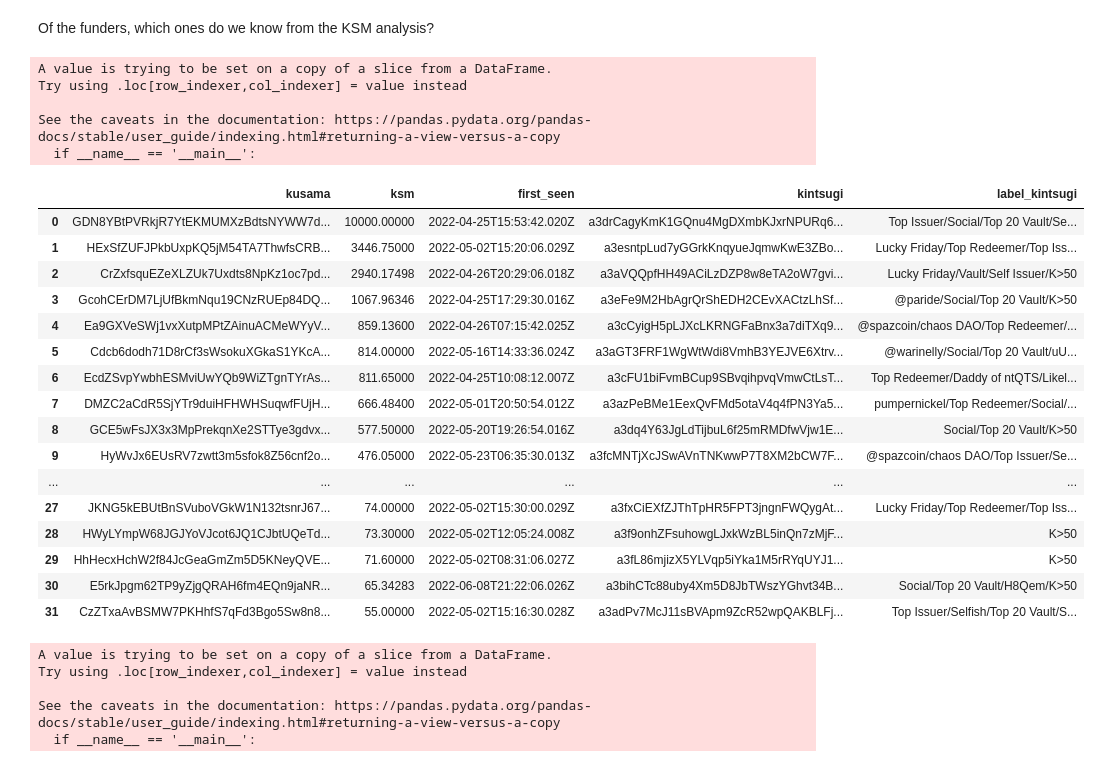
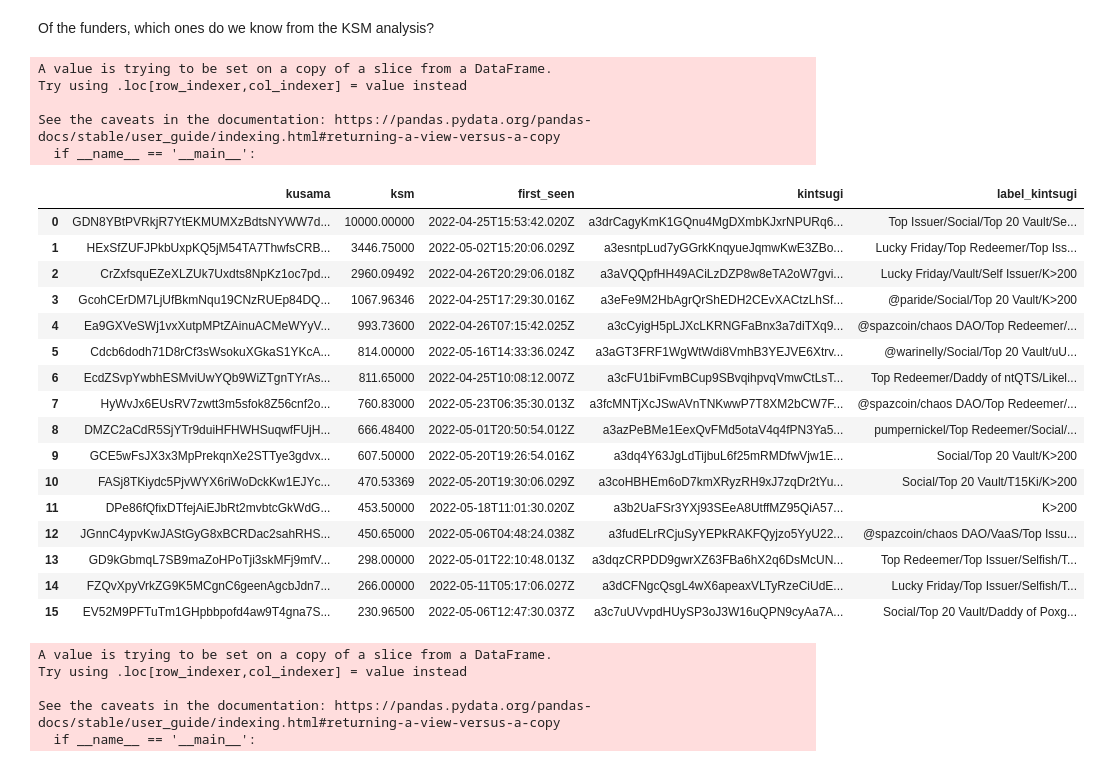
Before and after one commit to mafux777/kintusgi-extras, a Jupyter notebook: Kintsugi_Analysis.ipynb, the cells around one changed output. Drawn from its saved outputs; the diff is of its cells as text; code cells hidden in the pictures.

```diff
--- a/Kintsugi_Analysis.ipynb
+++ b/Kintsugi_Analysis.ipynb
@@ -542,33 +544,33 @@ funding_accounts.sort_values('ksm', ascending=False).loc[:, ['label_vault', 'lab
 # %% [markdown]
 Of the funders, which ones do we know from the KSM analysis?
 # %%
-k = kusama_transfers.loc[kusama_transfers.ksm>50]
-add_label_to_list(k.kintsugi, 'K>50')
+k = kusama_transfers.loc[kusama_transfers.ksm>200]
+add_label_to_list(k.kintsugi, 'K>200')
 enrich_df(k, 'kintsugi')
 k
 # %% [output]
 A value is trying to be set on a copy of a slice from a DataFrame.
 Try using .loc[row_indexer,col_indexer] = value instead
 
 See the caveats in the documentation: https://pandas.pydata.org/pandas-docs/stable/user_guide/indexing.html#returning-a-view-versus-a-copy
   if __name__ == '__main__':
 |  | kusama | ksm | first_seen | kintsugi | label_kintsugi |
 | 0 | GDN8YBtPVRkjR7YtEKMUMXzBdtsNYWW7d... | 10000.00000 | 2022-04-25T15:53:42.020Z | a3drCagyKmK1GQnu4MgDXmbKJxrNPURq6... | Top Issuer/Social/Top 20 Vault/Se... |
 | 1 | HExSfZUFJPkbUxpKQ5jM54TA7ThwfsCRB... | 3446.75000 | 2022-05-02T15:20:06.029Z | a3esntpLud7yGGrkKnqyueJqmwKwE3ZBo... | Lucky Friday/Top Redeemer/Top Iss... |
-| 2 | CrZxfsquEZeXLZUk7Uxdts8NpKz1oc7pd... | 2940.17498 | 2022-04-26T20:29:06.018Z | a3aVQQpfHH49ACiLzDZP8w8eTA2oW7gvi... | Lucky Friday/Vault/Self Issuer/K>50 |
-| 3 | GcohCErDM7LjUfBkmNqu19CNzRUEp84DQ... | 1067.96346 | 2022-04-25T17:29:30.016Z | a3eFe9M2HbAgrQrShEDH2CEvXACtzLhSf... | @paride/Social/Top 20 Vault/K>50 |
-| 4 | Ea9GXVeSWj1vxXutpMPtZAinuACMeWYyV... | 859.13600 | 2022-04-26T07:15:42.025Z | a3cCyigH5pLJXcLKRNGFaBnx3a7diTXq9... | @spazcoin/chaos DAO/Top Redeemer/... |
+| 2 | CrZxfsquEZeXLZUk7Uxdts8NpKz1oc7pd... | 2960.09492 | 2022-04-26T20:29:06.018Z | a3aVQQpfHH49ACiLzDZP8w8eTA2oW7gvi... | Lucky Friday/Vault/Self Issuer/K>200 |
+| 3 | GcohCErDM7LjUfBkmNqu19CNzRUEp84DQ... | 1067.96346 | 2022-04-25T17:29:30.016Z | a3eFe9M2HbAgrQrShEDH2CEvXACtzLhSf... | @paride/Social/Top 20 Vault/K>200 |
+| 4 | Ea9GXVeSWj1vxXutpMPtZAinuACMeWYyV... | 993.73600 | 2022-04-26T07:15:42.025Z | a3cCyigH5pLJXcLKRNGFaBnx3a7diTXq9... | @spazcoin/chaos DAO/Top Redeemer/... |
 | 5 | Cdcb6dodh71D8rCf3sWsokuXGkaS1YKcA... | 814.00000 | 2022-05-16T14:33:36.024Z | a3aGT3FRF1WgWtWdi8VmhB3YEJVE6Xtrv... | @warinelly/Social/Top 20 Vault/uU... |
 | 6 | EcdZSvpYwbhESMviUwYQb9WiZTgnTYrAs... | 811.65000 | 2022-04-25T10:08:12.007Z | a3cFU1biFvmBCup9SBvqihpvqVmwCtLsT... | Top Redeemer/Daddy of ntQTS/Likel... |
-| 7 | DMZC2aCdR5SjYTr9duiHFHWHSuqwfFUjH... | 666.48400 | 2022-05-01T20:50:54.012Z | a3azPeBMe1EexQvFMd5otaV4q4fPN3Ya5... | pumpernickel/Top Redeemer/Social/... |
-| 8 | GCE5wFsJX3x3MpPrekqnXe2STTye3gdvx... | 577.50000 | 2022-05-20T19:26:54.016Z | a3dq4Y63JgLdTijbuL6f25mRMDfwVjw1E... | Social/Top 20 Vault/K>50 |
-| 9 | HyWvJx6EUsRV7zwtt3m5sfok8Z56cnf2o... | 476.05000 | 2022-05-23T06:35:30.013Z | a3fcMNTjXcJSwAVnTNKwwP7T8XM2bCW7F... | @spazcoin/chaos DAO/Top Issuer/Se... |
-| ... | ... | ... | ... | ... | ... |
-| 27 | JKNG5kEBUtBnSVuboVGkW1N132tsnrJ67... | 74.00000 | 2022-05-02T15:30:00.029Z | a3fxCiEXfZJThTpHR5FPT3jngnFWQygAt... | Lucky Friday/Top Redeemer/Top Iss... |
-| 28 | HWyLYmpW68JGJYoVJcot6JQ1CJbtUQeTd... | 73.30000 | 2022-05-02T12:05:24.008Z | a3f9onhZFsuhowgLJxkWzBL5inQn7zMjF... | K>50 |
-| 29 | HhHecxHchW2f84JcGeaGmZm5D5KNeyQVE... | 71.60000 | 2022-05-02T08:31:06.027Z | a3fL86mjizX5YLVqp5iYka1M5rRYqUYJ1... | K>50 |
-| 30 | E5rkJpgm62TP9yZjgQRAH6fm4EQn9jaNR... | 65.34283 | 2022-06-08T21:22:06.026Z | a3bihCTc88uby4Xm5D8JbTWszYGhvt34B... | Social/Top 20 Vault/H8Qem/K>50 |
-| 31 | CzZTxaAvBSMW7PKHhfS7qFd3Bgo5Sw8n8... | 55.00000 | 2022-05-02T15:16:30.028Z | a3adPv7McJ11sBVApm9ZcR52wpQAKBLFj... | Top Issuer/Selfish/Top 20 Vault/S... |
+| 7 | HyWvJx6EUsRV7zwtt3m5sfok8Z56cnf2o... | 760.83000 | 2022-05-23T06:35:30.013Z | a3fcMNTjXcJSwAVnTNKwwP7T8XM2bCW7F... | @spazcoin/chaos DAO/Top Redeemer/... |
+| 8 | DMZC2aCdR5SjYTr9duiHFHWHSuqwfFUjH... | 666.48400 | 2022-05-01T20:50:54.012Z | a3azPeBMe1EexQvFMd5otaV4q4fPN3Ya5... | pumpernickel/Top Redeemer/Social/... |
+| 9 | GCE5wFsJX3x3MpPrekqnXe2STTye3gdvx... | 607.50000 | 2022-05-20T19:26:54.016Z | a3dq4Y63JgLdTijbuL6f25mRMDfwVjw1E... | Social/Top 20 Vault/K>200 |
+| 10 | FASj8TKiydc5PjvWYX6riWoDckKw1EJYc... | 470.53369 | 2022-05-20T19:30:06.029Z | a3coHBHEm6oD7kmXRyzRH9xJ7zqDr2tYu... | Social/Top 20 Vault/T15Ki/K>200 |
+| 11 | DPe86fQfixDTfejAiEJbRt2mvbtcGkWdG... | 453.50000 | 2022-05-18T11:01:30.020Z | a3b2UaFSr3YXj93SEeA8UtffMZ95QiA57... | K>200 |
+| 12 | JGnnC4ypvKwJAStGyG8xBCRDac2sahRHS... | 450.65000 | 2022-05-06T04:48:24.038Z | a3fudELrRCjuSyYEPkRAKFQyjzo5YyU22... | @spazcoin/chaos DAO/VaaS/Top Issu... |
+| 13 | GD9kGbmqL7SB9maZoHPoTji3skMFj9mfV... | 298.00000 | 2022-05-01T22:10:48.013Z | a3dqzCRPDD9gwrXZ63FBa6hX2q6DsMcUN... | Top Redeemer/Top Issuer/Selfish/T... |
+| 14 | FZQvXpyVrkZG9K5MCgnC6geenAgcbJdn7... | 266.00000 | 2022-05-11T05:17:06.027Z | a3dCFNgcQsgL4wX6apeaxVLTyRzeCiUdE... | Lucky Friday/Top Issuer/Selfish/T... |
+| 15 | EV52M9PFTuTm1GHpbbpofd4aw9T4gna7S... | 230.96500 | 2022-05-06T12:47:30.037Z | a3c7uUVvpdHUySP3oJ3W16uQPN9cyAa7A... | Social/Top 20 Vault/Daddy of Poxg... |
 # %%
 add_label_to_list(top_loaners.kintsugi, 'Top Crowdloaner')
 enrich_df(top_loaners, 'kintsugi')
```
Also changed, not shown: parts of 34 cells of this notebook.
